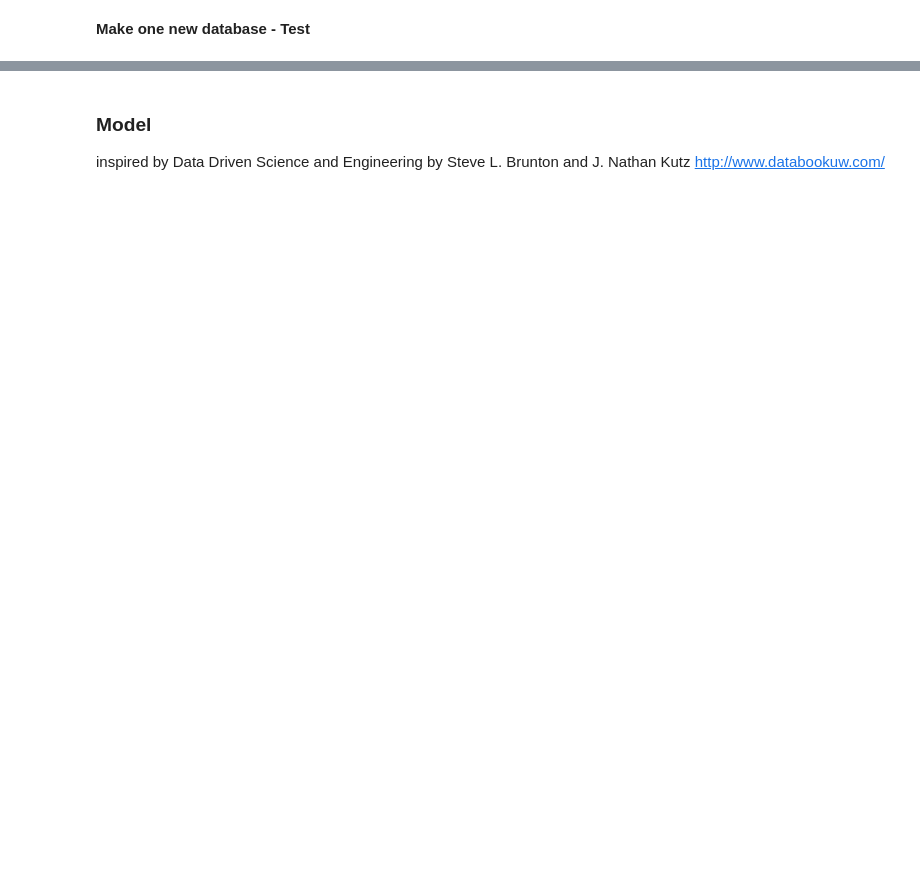
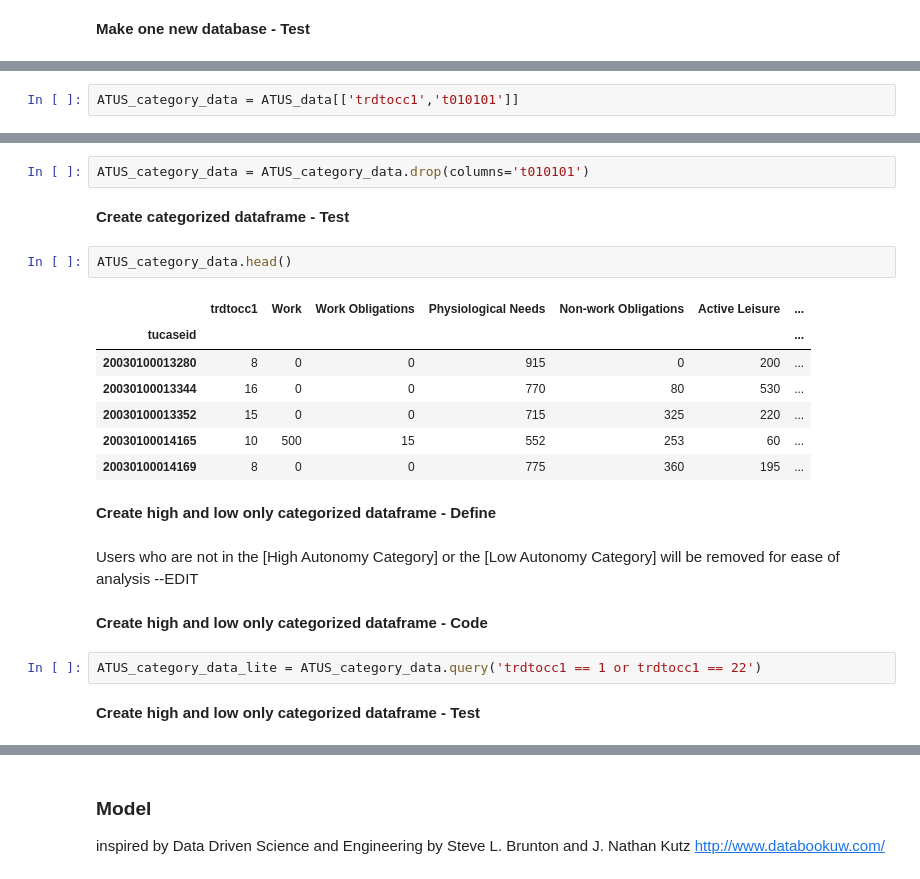
Before and after one commit to matthew-young/data-science-capstone-2021, a Jupyter notebook: notebook/American Time Use Survey Investigation.ipynb, the cells around one changed output, grey strips where cells are left out. Drawn from its saved outputs; the diff is of its cells as text; blank space fills up the shorter version.

```diff
--- a/notebook/American Time Use Survey Investigation.ipynb
+++ b/notebook/American Time Use Survey Investigation.ipynb
@@ -252,0 +439,2 @@ ACTU_data.head()
+# %%
+ATUS_category_data = ATUS_data[['trdtocc1','t010101']]
@@ -252,0 +448,24 @@ ACTU_data.head()
+# %%
+ATUS_category_data = ATUS_category_data.drop(columns='t010101')
+# %% [markdown]
+**Create categorized dataframe - Test**
+# %%
+ATUS_category_data.head()
+# %% [output]
+|  | trdtocc1 | Work | Work Obligations | Physiological Needs | Non-work Obligations | Active Leisure | ... |
+| tucaseid |  |  |  |  |  |  | ... |
+| 20030100013280 | 8 | 0 | 0 | 915 | 0 | 200 | ... |
+| 20030100013344 | 16 | 0 | 0 | 770 | 80 | 530 | ... |
+| 20030100013352 | 15 | 0 | 0 | 715 | 325 | 220 | ... |
+| 20030100014165 | 10 | 500 | 15 | 552 | 253 | 60 | ... |
+| 20030100014169 | 8 | 0 | 0 | 775 | 360 | 195 | ... |
+# %% [markdown]
+**Create high and low only categorized dataframe - Define**
+# %% [markdown]
+Users who are not in the [High Autonomy Category] or the [Low Autonomy Category] will be removed for ease of analysis --EDIT
+# %% [markdown]
+**Create high and low only categorized dataframe - Code**
+# %%
+ATUS_category_data_lite = ATUS_category_data.query('trdtocc1 == 1 or trdtocc1 == 22')
+# %% [markdown]
+**Create high and low only categorized dataframe - Test**
```
Also changed, not shown: parts of 43 cells of this notebook.
